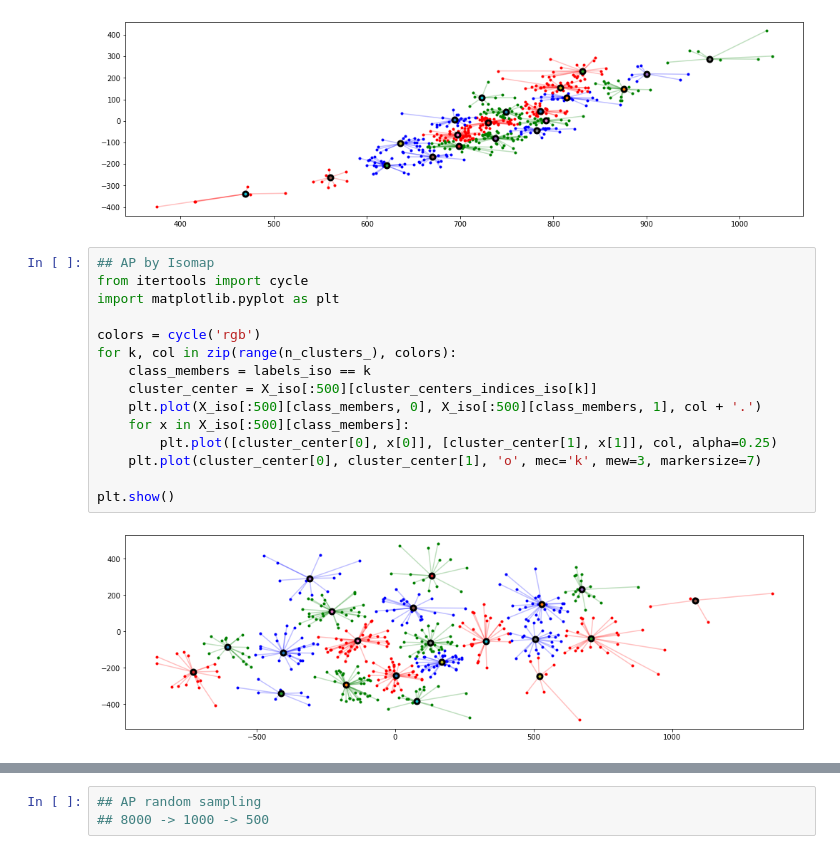
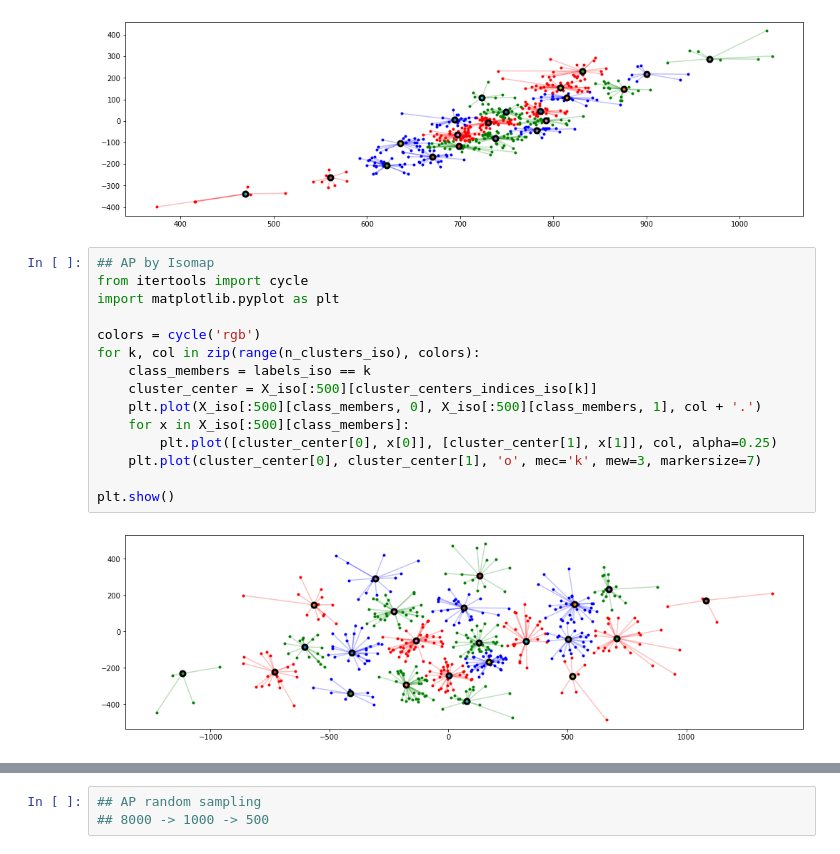
Before and after one commit to liger82/waterffle, a Jupyter notebook: preprocessing/dimension_reduction_and_clustering.ipynb, the cells around one changed output, grey strips where cells are left out. Saved outputs shown, nothing was run; the diff lists cells and outputs as text.

```diff
--- a/preprocessing/dimension_reduction_and_clustering.ipynb
+++ b/preprocessing/dimension_reduction_and_clustering.ipynb
@@ -394,17 +408,17 @@ plt.show()
 # %%
 ## AP by Isomap
 from itertools import cycle
 import matplotlib.pyplot as plt
 
 colors = cycle('rgb')
-for k, col in zip(range(n_clusters_), colors):
+for k, col in zip(range(n_clusters_iso), colors):
     class_members = labels_iso == k
     cluster_center = X_iso[:500][cluster_centers_indices_iso[k]]
     plt.plot(X_iso[:500][class_members, 0], X_iso[:500][class_members, 1], col + '.')
     for x in X_iso[:500][class_members]:
         plt.plot([cluster_center[0], x[0]], [cluster_center[1], x[1]], col, alpha=0.25)
     plt.plot(cluster_center[0], cluster_center[1], 'o', mec='k', mew=3, markersize=7)
 
 plt.show()
 # %% [output]
-[figure, old version]
+[figure, new version]
```
Also changed, not shown: parts of 5 cells of this notebook, 2 other files.
